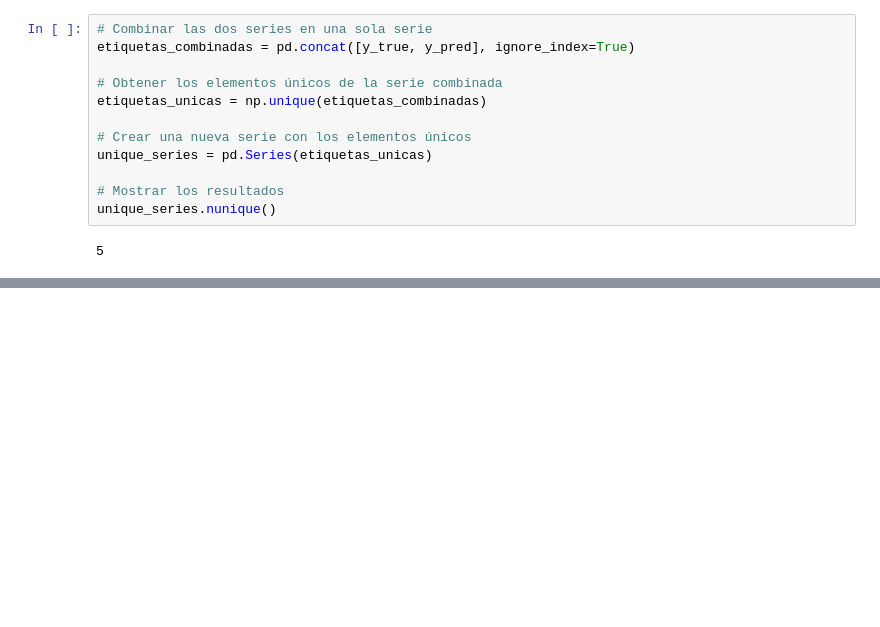
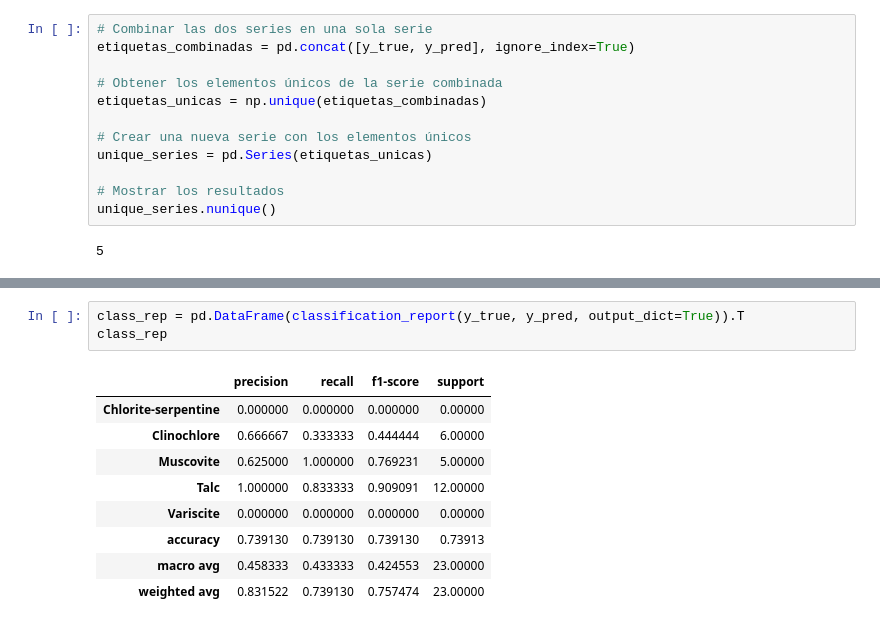
Before and after one commit to Daniel-SanchezG/MACLAS, a Jupyter notebook: Proof-of-concept.ipynb, the cells around one changed output, grey strips where cells are left out. Saved outputs shown, nothing was run; the diff lists cells and outputs as text; blank space fills up the shorter version.

```diff
--- a/Proof-of-concept.ipynb
+++ b/Proof-of-concept.ipynb
@@ -183,0 +186,13 @@ NameError: name 'plt' is not defined
+# %%
+class_rep = pd.DataFrame(classification_report(y_true, y_pred, output_dict=True)).T
+class_rep
+# %% [output]
+|  | precision | recall | f1-score | support |
+| Chlorite-serpentine | 0.000000 | 0.000000 | 0.000000 | 0.00000 |
+| Clinochlore | 0.666667 | 0.333333 | 0.444444 | 6.00000 |
+| Muscovite | 0.625000 | 1.000000 | 0.769231 | 5.00000 |
+| Talc | 1.000000 | 0.833333 | 0.909091 | 12.00000 |
+| Variscite | 0.000000 | 0.000000 | 0.000000 | 0.00000 |
+| accuracy | 0.739130 | 0.739130 | 0.739130 | 0.73913 |
+| macro avg | 0.458333 | 0.433333 | 0.424553 | 23.00000 |
+| weighted avg | 0.831522 | 0.739130 | 0.757474 | 23.00000 |
```
Also changed, not shown: parts of 2 cells of this notebook.
